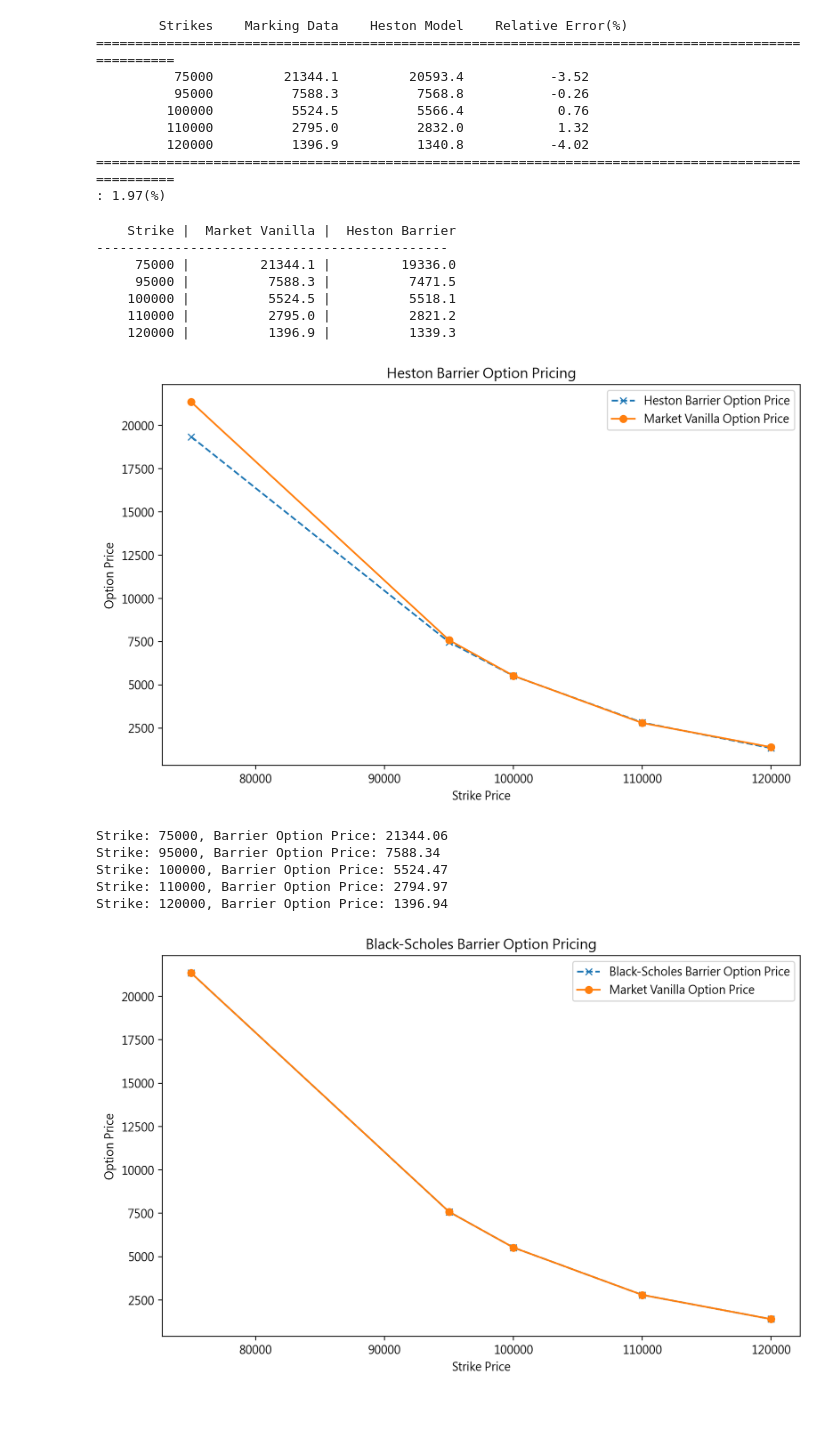
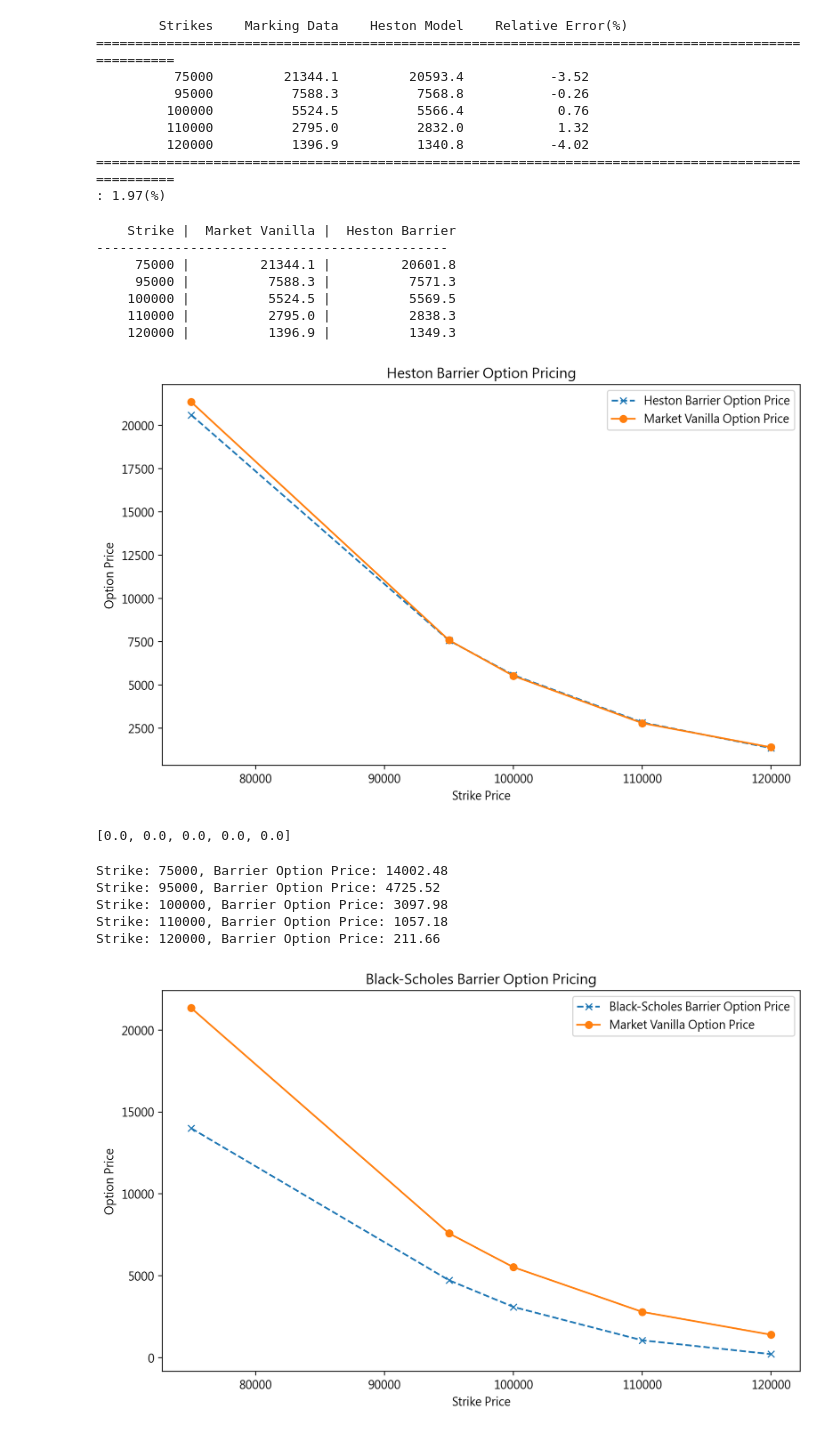
Before and after one commit to Jeremy0827/finance_project, a Jupyter notebook: HSM+Calibration.ipynb, the cells around one changed output. Saved outputs shown, nothing was run; the diff lists cells and outputs as text; code cells hidden in the pictures.

```diff
--- a/HSM+Calibration.ipynb
+++ b/HSM+Calibration.ipynb
@@ -261,13 +244,16 @@ for i in range(len(strikes)):
 ====================================================================================================
 : 1.97(%)
 # %%
-barrier_type = ql.Barrier.DownOut
-barrier_level = 75000.0
+barrier_type = ql.Barrier.UpOut
+barrier_level = 1000000.0
 rebate = 0.0
 maturity = ql.Date(27, ql.March, 2026)
 exercise = ql.EuropeanExercise(maturity)
 
 engine = ql.FdHestonBarrierEngine(Heston_model)
+HestonProcess = ql.HestonProcess(zero_curve_ts, dividend_yield_ts, ql.QuoteHandle(ql.SimpleQuote(spot)), v0, kappa, theta, sigma, rho)
+Heston_model = ql.HestonModel(HestonProcess)
+AHE = ql.AnalyticHestonEngine(Heston_model)
 
 call_Heston_barrier = []
 
@@ -277,8 +263,10 @@ for strike in strikes:
 
     barrier_option.setPricingEngine(engine)
 
-    price = barrier_option.NPV()
-    call_Heston_barrier.append(price)
+    call_Heston_price = barrier_option.NPV()
+    call_Heston_barrier.append(call_Heston_price)
+
+
 
 print(f"{'Strike':>10} | {'Market Vanilla':>15} | {'Heston Barrier':>15}")
 print("-" * 45)
@@ -295,14 +283,17 @@ plt.show()
 # %% [output]
     Strike |  Market Vanilla |  Heston Barrier
 ---------------------------------------------
-     75000 |         21344.1 |         19336.0
-     95000 |          7588.3 |          7471.5
-    100000 |          5524.5 |          5518.1
-    110000 |          2795.0 |          2821.2
-    120000 |          1396.9 |          1339.3
+     75000 |         21344.1 |         20601.8
+     95000 |          7588.3 |          7571.3
+    100000 |          5524.5 |          5569.5
+    110000 |          2795.0 |          2838.3
+    120000 |          1396.9 |          1349.3
-[figure, old version]
+[figure, new version]
+# %%
+print(call_Heston_)
+# %% [output]
+[0.0, 0.0, 0.0, 0.0, 0.0]
 # %%
-
 import matplotlib.pyplot as plt
 
 S0 = 93799.067
@@ -311,8 +302,11 @@ implied_vols = [0.51148415, 0.4310441, 0.42707086, 0.42592227, 0.43286622]
 T = 85 / 365
 r = 0.03639
 sig = [0.51148415, 0.4310441, 0.42707086, 0.42592227, 0.43286622]
+barrier_level = 135000.0
 
-def b_s_engine(option_type, S0, K, T, r, sigma):
+def barrier_pricing_engine(option_type, S0, barrier,  K, T, r, sigma):
+    barrier_type = ql.Barrier.UpOut
+    rebate = 0.0
     day_count = ql.Actual365Fixed()
     calendar = ql.NullCalendar()
     settlement_date = calendar.adjust(ql.Date.todaysDate())
@@ -320,42 +314,42 @@ def b_s_engine(option_type, S0, K, T, r, sigma):
     ql.Settings.instance().evaluationDate = settlement_date
 
     payoff = ql.PlainVanillaPayoff(option_type, K)
     exercise = ql.EuropeanExercise(maturity_date)
-    option = ql.VanillaOption(payoff, exercise)
+    option = ql.BarrierOption(barrier_type, barrier, rebate, payoff, exercise)
 
     spot_handle = ql.QuoteHandle(ql.SimpleQuote(S0))
     dividend_ts = ql.YieldTermStructureHandle(ql.FlatForward(settlement_date, 0.0, day_count))
     risk_free_ts = ql.YieldTermStructureHandle(ql.FlatForward(settlement_date, r, day_count))
     flat_vol_ts = ql.BlackVolTermStructureHandle(
         ql.BlackConstantVol(settlement_date, calendar, sigma, day_count)
     )
     bsm_process = ql.BlackScholesMertonProcess(spot_handle, dividend_ts, risk_free_ts, flat_vol_ts)
 
-    option.setPricingEngine(ql.AnalyticEuropeanEngine(bsm_process))
+    option.setPricingEngine(ql.AnalyticBarrierEngine(bsm_process))
     return option.NPV()
 
 barrier_prices = []
 
 for i in range(len(K)):
-    price = b_s_engine(ql.Option.Call, S0, K[i], T, r, sig[i])
+    price = barrier_pricing_engine(ql.Option.Call, S0, barrier_level, K[i], T, r, sig[i])
     barrier_prices.append(price)
     print(f"Strike: {K[i]}, Barrier Option Price: {price:.2f}")
 
 plt.figure(figsize=(10, 6), dpi=200)
 plt.plot(K, barrier_prices, linestyle='--', label='Black-Scholes Barrier Option Price', marker='x')
 plt.plot(K, call_prices, linestyle='-', label='Market Vanilla Option Price', marker='o')
 plt.xlabel('Strike Price')
 plt.ylabel('Option Price')
 plt.title('Black-Scholes Barrier Option Pricing')
 plt.legend()
 plt.show()
 # %% [output]
-Strike: 75000, Barrier Option Price: 21344.06
-Strike: 95000, Barrier Option Price: 7588.34
-Strike: 100000, Barrier Option Price: 5524.47
-Strike: 110000, Barrier Option Price: 2794.97
-Strike: 120000, Barrier Option Price: 1396.94
+Strike: 75000, Barrier Option Price: 14002.48
+Strike: 95000, Barrier Option Price: 4725.52
+Strike: 100000, Barrier Option Price: 3097.98
+Strike: 110000, Barrier Option Price: 1057.18
+Strike: 120000, Barrier Option Price: 211.66
-[figure, old version]
+[figure, new version]
 # %%
 def HestonModel_MonteCarloSimulation (S0, mu, v0, kappa, theta, sigma, rho, step):
 
```
Also changed, not shown: parts of 6 cells of this notebook.
